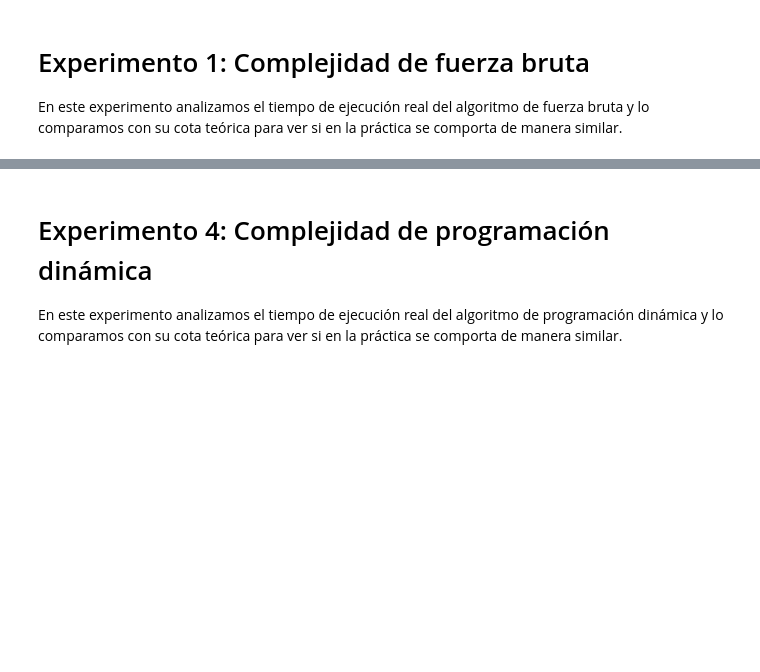
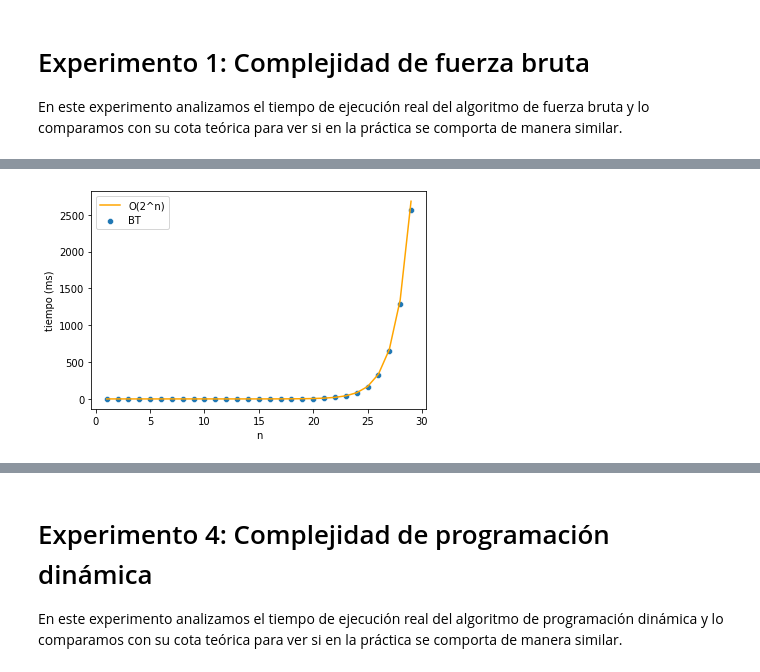
Before and after one commit to mybelgo/algo3tp1, a Jupyter notebook: testCases/generador/analisis.ipynb, the cells around one changed output, grey strips where cells are left out. Saved outputs shown, nothing was run; the diff lists cells and outputs as text; code cells hidden in the pictures; blank space fills up the shorter version.

```diff
--- a/testCases/generador/analisis.ipynb
+++ b/testCases/generador/analisis.ipynb
@@ -61,0 +83,11 @@ En este experimento evaluamos el método BT con los datasets mejor-caso-bt y peo
+# %%
+# Vemos la complejidad para peor caso, usando "muchos".
+df_BT_peor_caso = df_resultados[(df_resultados["metodo"]=="BT") & (df_resultados["dataset"] == "muchos")].copy();
+df_BT_peor_caso["tiempo_esperado"] = 2 ** df_BT_peor_caso["n"] * 0.000005; # Exponencial.
+fig = sns.scatterplot(data=df_BT_peor_caso, x='n', y='tiempo');
+fig = sns.lineplot(data=df_BT_peor_caso, x='n', y='tiempo_esperado', color="orange");
+fig.legend(labels=['O(2^n)','BT']);
+fig.set(xlabel='n', ylabel='tiempo (ms)');
+plt.savefig("graficos/bt-complejidad-peor-caso.svg");
+# %% [output]
+[figure, added]
```
Also changed, not shown: parts of 18 cells of this notebook, 16 other files.
